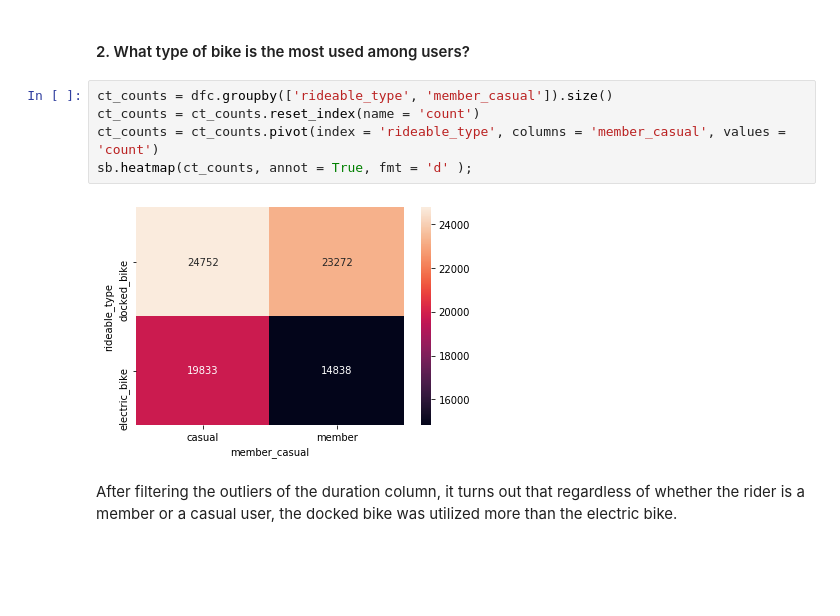
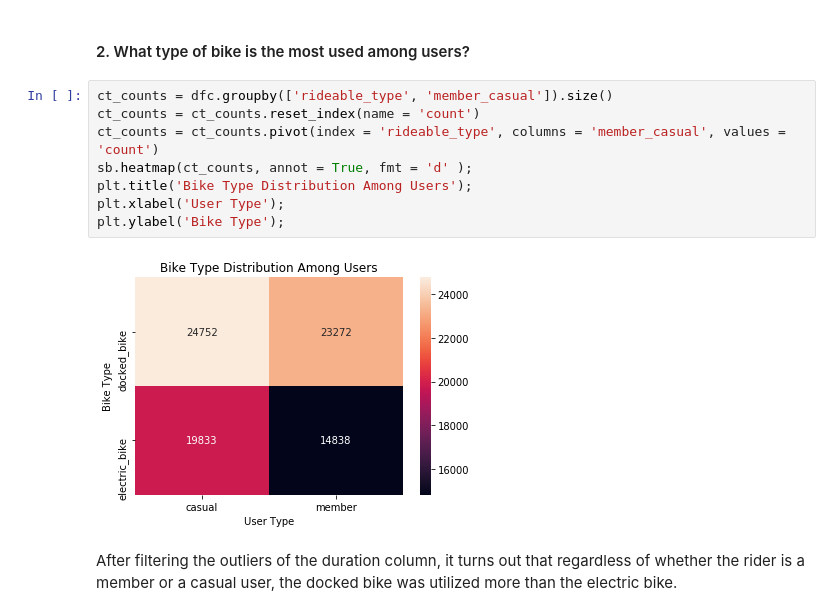
Before and after one commit to bsunaidi/Communicate-Data-Findings, a Jupyter notebook: exploration.ipynb, the cells around one changed output. Drawn from its saved outputs; the diff is of its cells as text; blank space fills up the shorter version.

```diff
--- a/exploration.ipynb
+++ b/exploration.ipynb
@@ -357,10 +362,13 @@ As illustrated above, members slightly more inclined to rent a bike on weekdays
 # %%
 ct_counts = dfc.groupby(['rideable_type', 'member_casual']).size()
 ct_counts = ct_counts.reset_index(name = 'count')
 ct_counts = ct_counts.pivot(index = 'rideable_type', columns = 'member_casual', values = 'count')
 sb.heatmap(ct_counts, annot = True, fmt = 'd' );
+plt.title('Bike Type Distribution Among Users');
+plt.xlabel('User Type');
+plt.ylabel('Bike Type');
 # %% [output]
-[figure, old version]
+[figure, new version]
 # %% [markdown]
 After filtering the outliers of the duration column, it turns out that regardless of whether the rider is a member or a casual user, the docked bike was utilized more than the electric bike.
 # %% [markdown]
```
Also changed, not shown: parts of 10 cells of this notebook, 3 other files.
